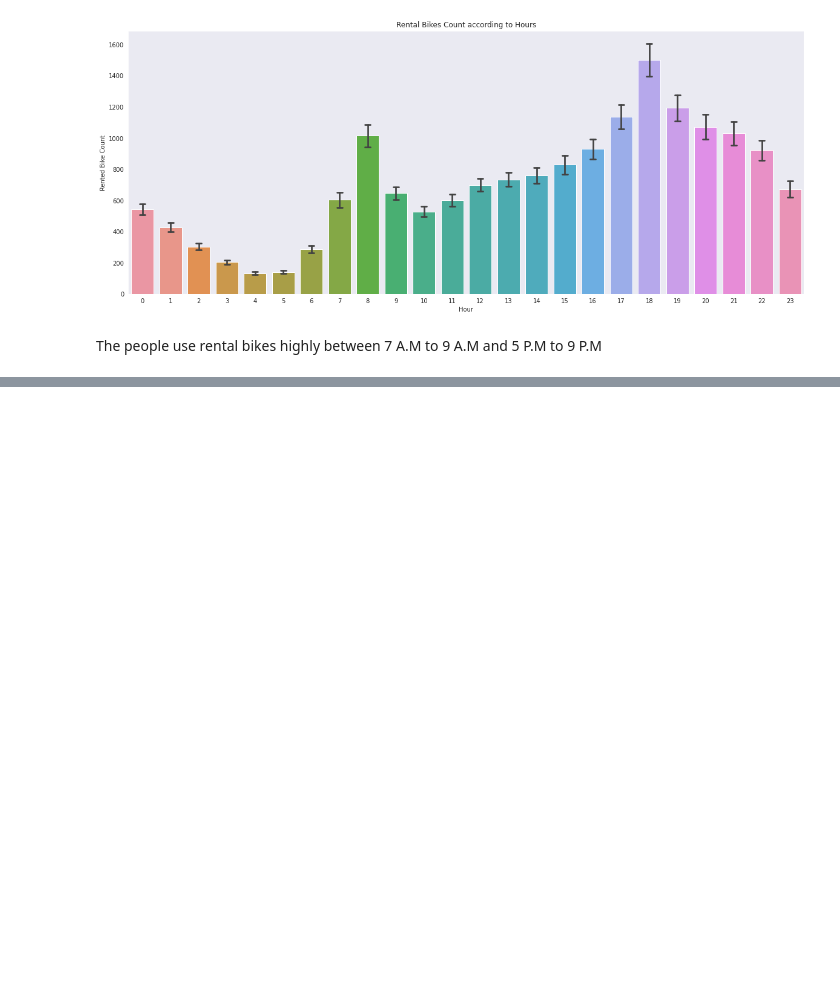
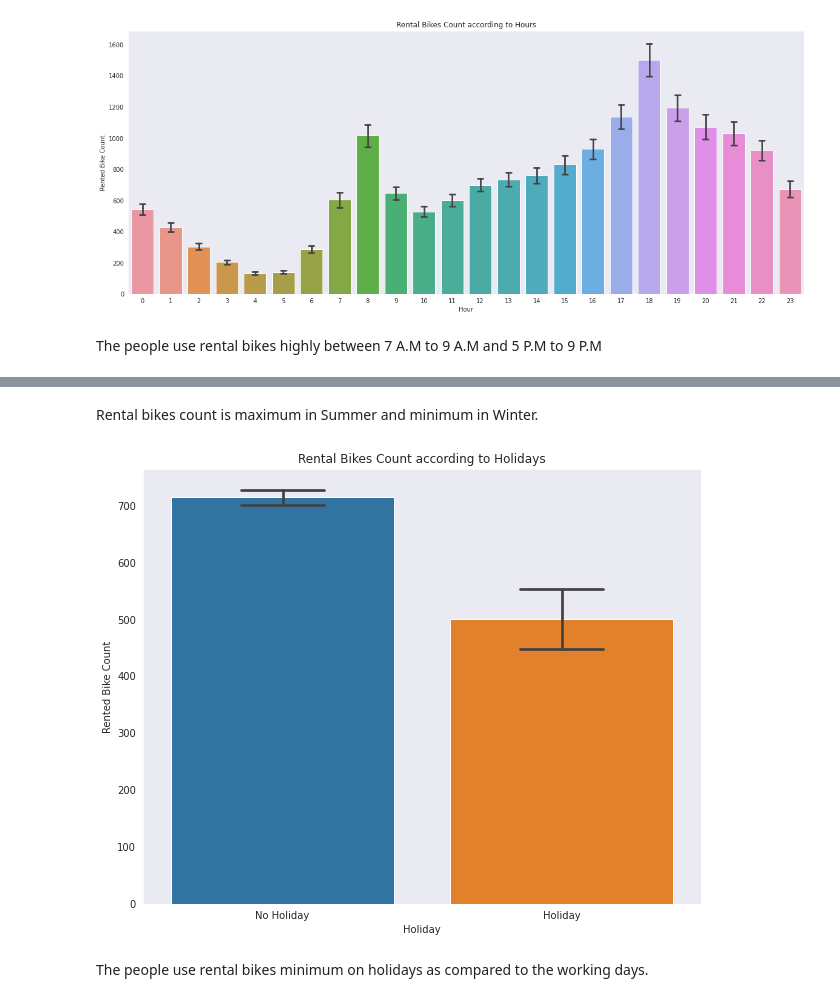
Before and after one commit to m123m12/Rental-Bike-Sharing-Demand-Prediction, a Jupyter notebook: Bike_Sharing_Demand_Prediction.ipynb, the cells around one changed output, grey strips where cells are left out. Saved outputs shown, nothing was run; the diff lists cells and outputs as text; code cells hidden in the pictures; blank space fills up the shorter version.

```diff
--- a/Bike_Sharing_Demand_Prediction.ipynb
+++ b/Bike_Sharing_Demand_Prediction.ipynb
@@ -237,0 +247,13 @@ The people use rental bikes highly between 7 A.M to 9 A.M and 5 P.M to 9 P.M
+# %% [markdown]
+Rental bikes count is maximum in Summer and minimum in Winter.
+# %%
+#Analysis of rental bikes accordint to Holidays
+fig,ax=plt.subplots(figsize=(10,8))
+sns.set_style("white")
+sns.barplot(data=bikedata,x='Holiday',y='Rented Bike Count',ax=ax,capsize=.3)
+ax.set(title='Rental Bikes Count according to Holidays')
+plt.show()
+# %% [output]
+[figure, added]
+# %% [markdown]
+The people use rental bikes minimum on holidays as compared to the working days.
```
Also changed, not shown: parts of 1 cell of this notebook.
